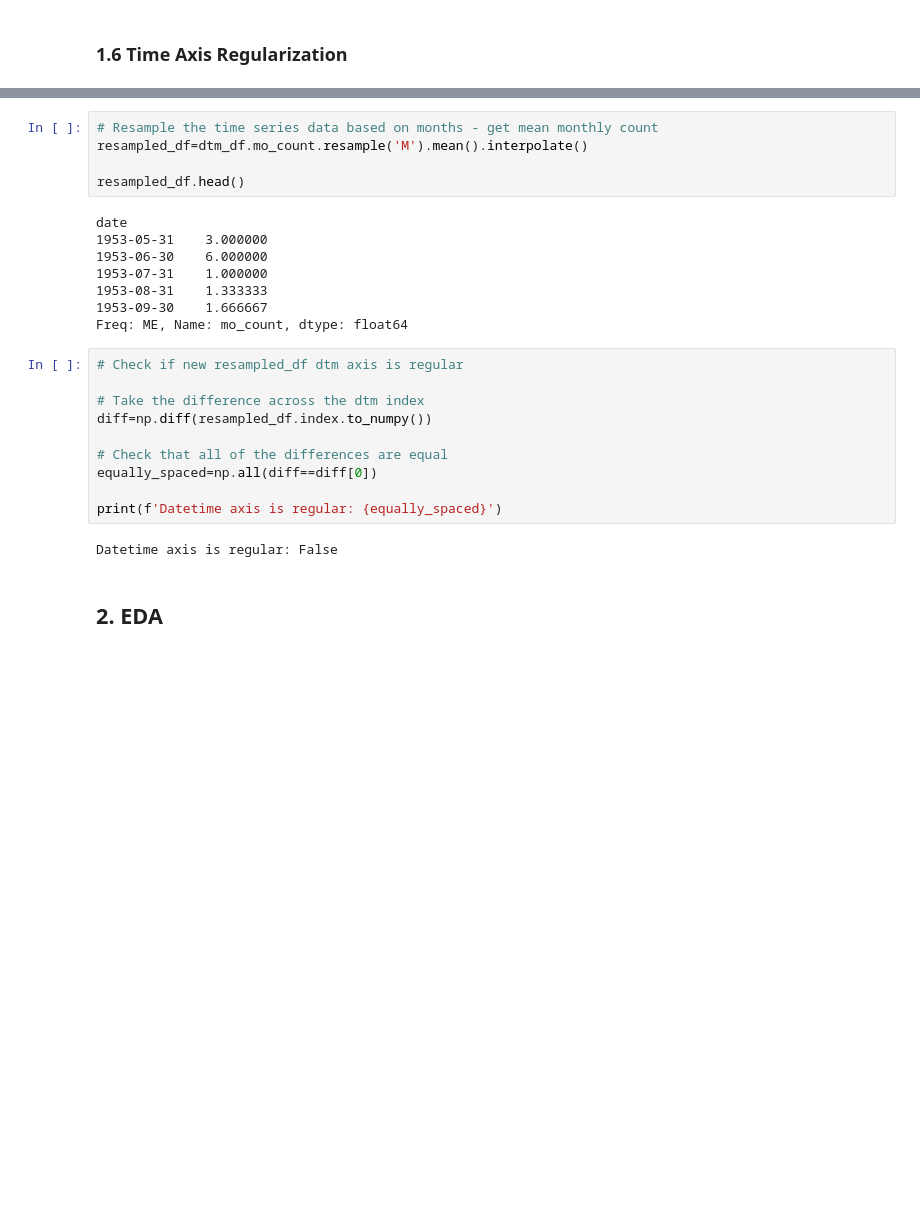
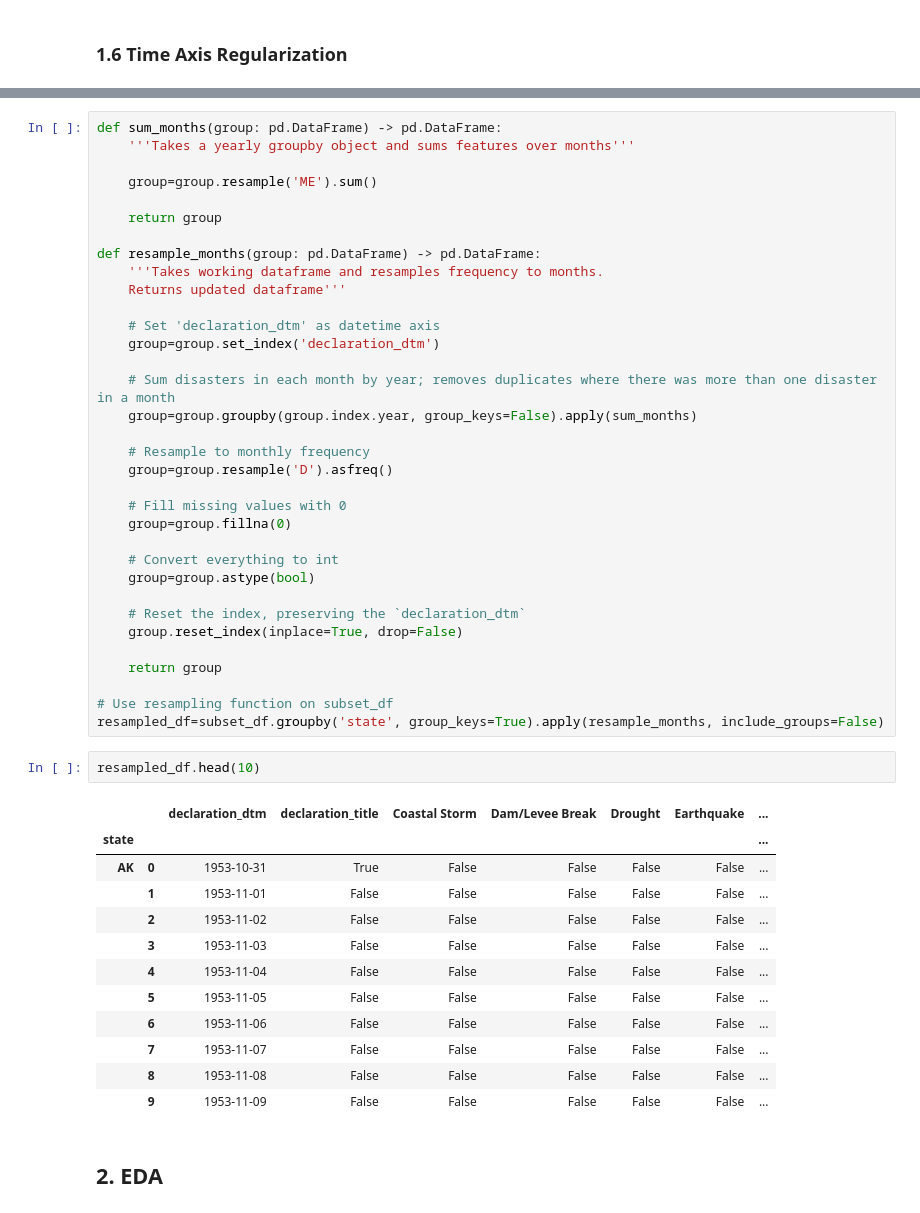
Before and after one commit to helloklow/natural_disasters, a Jupyter notebook: notebooks/low_solution.ipynb, the cells around one changed output, grey strips where cells are left out. Saved outputs shown, nothing was run; the diff lists cells and outputs as text; blank space fills up the shorter version.

Commit message:
resampling

```diff
--- a/notebooks/low_solution.ipynb
+++ b/notebooks/low_solution.ipynb
@@ -149,28 +126,52 @@ Datetime axis is regular: False
-# %%
-# Resample the time series data based on months - get mean monthly count
-resampled_df=dtm_df.mo_count.resample('M').mean().interpolate()
-
-resampled_df.head()
-# %% [output]
-date
-1953-05-31    3.000000
-1953-06-30    6.000000
-1953-07-31    1.000000
-1953-08-31    1.333333
-1953-09-30    1.666667
-Freq: ME, Name: mo_count, dtype: float64
-# %%
-# Check if new resampled_df dtm axis is regular
-
-# Take the difference across the dtm index
-diff=np.diff(resampled_df.index.to_numpy())
-
-# Check that all of the differences are equal
-equally_spaced=np.all(diff==diff[0])
-
-print(f'Datetime axis is regular: {equally_spaced}')
-# %% [output]
-Datetime axis is regular: False
+# %%
+def sum_months(group: pd.DataFrame) -> pd.DataFrame:
+    '''Takes a yearly groupby object and sums features over months'''
+
+    group=group.resample('ME').sum()
+
+    return group
+
+def resample_months(group: pd.DataFrame) -> pd.DataFrame:
+    '''Takes working dataframe and resamples frequency to months.
+    Returns updated dataframe'''
+
+    # Set 'declaration_dtm' as datetime axis
+    group=group.set_index('declaration_dtm')
+
+    # Sum disasters in each month by year; removes duplicates where there was more than one disaster in a month
+    group=group.groupby(group.index.year, group_keys=False).apply(sum_months)
+
+    # Resample to monthly frequency
+    group=group.resample('D').asfreq()
+
+    # Fill missing values with 0
+    group=group.fillna(0)
+
+    # Convert everything to int
+    group=group.astype(bool)
+
+    # Reset the index, preserving the `declaration_dtm`
+    group.reset_index(inplace=True, drop=False)
+
+    return group
+
+# Use resampling function on subset_df
+resampled_df=subset_df.groupby('state', group_keys=True).apply(resample_months, include_groups=False)
+# %%
+resampled_df.head(10)
+# %% [output]
+|  |  | declaration_dtm | declaration_title | Coastal Storm | Dam/Levee Break | Drought | Earthquake | ... |
+| state |  |  |  |  |  |  |  | ... |
+| AK | 0 | 1953-10-31 | True | False | False | False | False | ... |
+|  | 1 | 1953-11-01 | False | False | False | False | False | ... |
+|  | 2 | 1953-11-02 | False | False | False | False | False | ... |
+|  | 3 | 1953-11-03 | False | False | False | False | False | ... |
+|  | 4 | 1953-11-04 | False | False | False | False | False | ... |
+|  | 5 | 1953-11-05 | False | False | False | False | False | ... |
+|  | 6 | 1953-11-06 | False | False | False | False | False | ... |
+|  | 7 | 1953-11-07 | False | False | False | False | False | ... |
+|  | 8 | 1953-11-08 | False | False | False | False | False | ... |
+|  | 9 | 1953-11-09 | False | False | False | False | False | ... |
 # %% [markdown]
 ## 2. EDA
 # %% [markdown]
```
Also changed, not shown: parts of 1 cell of this notebook, 2 other files.
